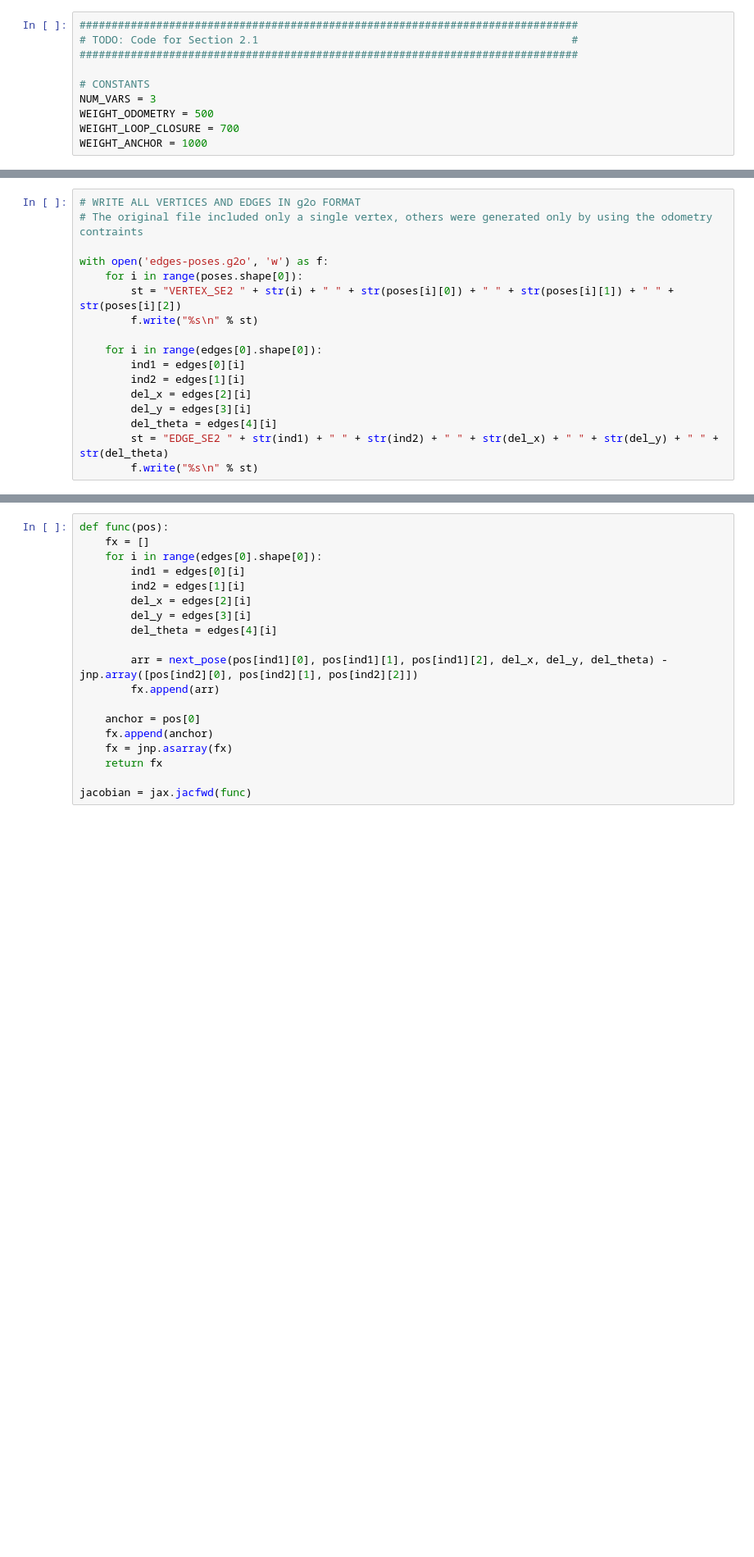
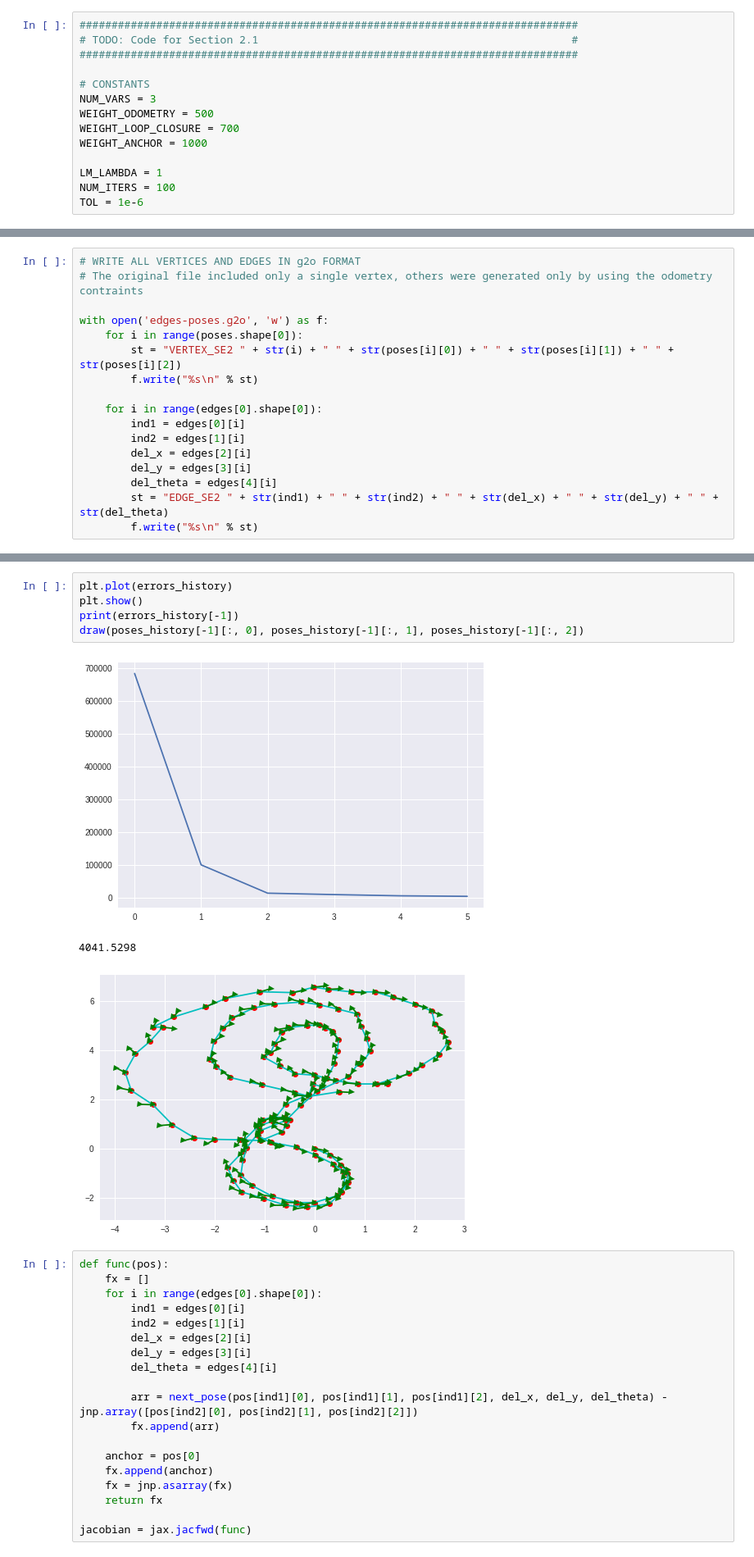
Before and after one commit to Aniket23160/Pose-Graph-SLAM, a Jupyter notebook: 23_outliers_YOUR-NAME_Project-1.ipynb, the cells around one changed output, grey strips where cells are left out. Shown at 82% size. Saved outputs shown, nothing was run; the diff lists cells and outputs as text; blank space fills up the shorter version.

```diff
--- a/23_outliers_YOUR-NAME_Project-1.ipynb
+++ b/23_outliers_YOUR-NAME_Project-1.ipynb
@@ -189,6 +189,10 @@ NUM_VARS = 3
 WEIGHT_ODOMETRY = 500
 WEIGHT_LOOP_CLOSURE = 700
 WEIGHT_ANCHOR = 1000
+
+LM_LAMBDA = 1
+NUM_ITERS = 100
+TOL = 1e-6
 # %%
 # UTILITY FUNCTIONS
 
@@ -426,3 +462,12 @@ plt.imshow(J)
+# %%
+plt.plot(errors_history)
+plt.show()
+print(errors_history[-1])
+draw(poses_history[-1][:, 0], poses_history[-1][:, 1], poses_history[-1][:, 2])
+# %% [output]
+[figure, added]
+4041.5298
+[figure, added]
 # %%
 def func(pos):
     fx = []
```
Also changed, not shown: parts of 2 cells of this notebook.
